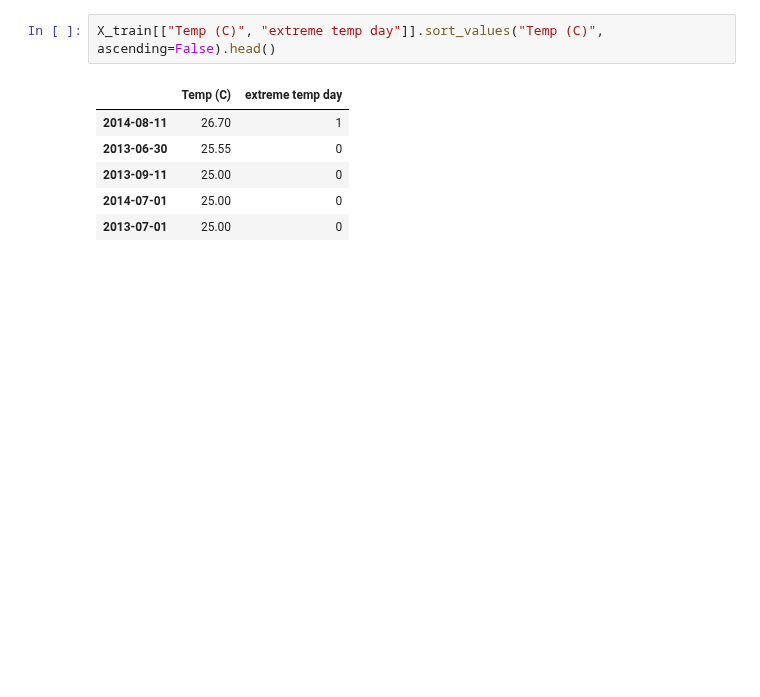
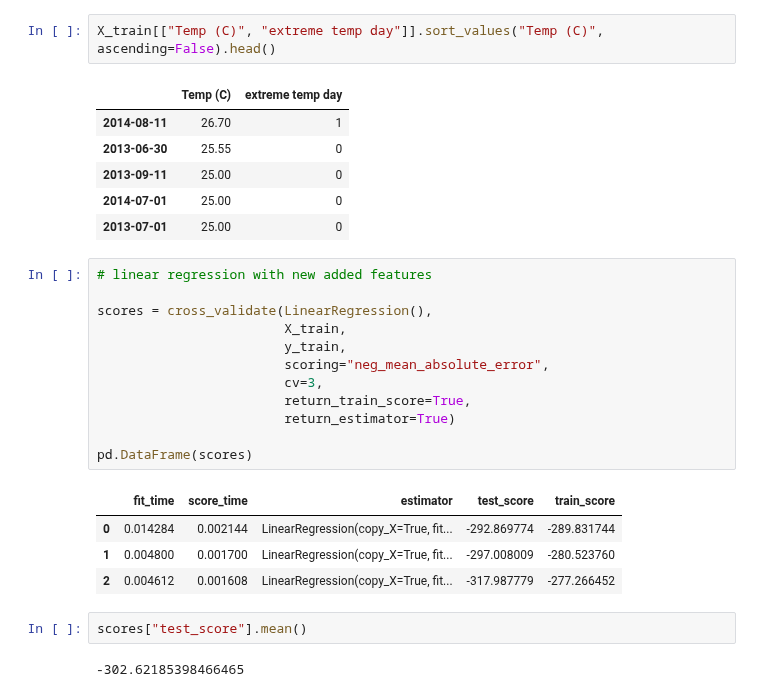
Before and after one commit to LambdaSchool/DS-Unit-2-Sprint-4-Practicing-Understanding, a Jupyter notebook: module1-hyperparameter-optimization/LS_DS_241_Hyperparameter_Optimization.ipynb, the cells around one changed output. Drawn from its saved outputs; the diff is of its cells as text; blank space fills up the shorter version.

```diff
--- a/module1-hyperparameter-optimization/LS_DS_241_Hyperparameter_Optimization.ipynb
+++ b/module1-hyperparameter-optimization/LS_DS_241_Hyperparameter_Optimization.ipynb
@@ -694,3 +699,24 @@ X_train[["Temp (C)", "extreme temp day"]].sort_values("Temp (C)", ascending=Fals
 | 2013-09-11 | 25.00 | 0 |
 | 2014-07-01 | 25.00 | 0 |
 | 2013-07-01 | 25.00 | 0 |
+# %%
+# linear regression with new added features
+
+scores = cross_validate(LinearRegression(),
+                        X_train,
+                        y_train,
+                        scoring="neg_mean_absolute_error",
+                        cv=3,
+                        return_train_score=True,
+                        return_estimator=True)
+
+pd.DataFrame(scores)
+# %% [output]
+|  | fit_time | score_time | estimator | test_score | train_score |
+| 0 | 0.014284 | 0.002144 | LinearRegression(copy_X=True, fit... | -292.869774 | -289.831744 |
+| 1 | 0.004800 | 0.001700 | LinearRegression(copy_X=True, fit... | -297.008009 | -280.523760 |
+| 2 | 0.004612 | 0.001608 | LinearRegression(copy_X=True, fit... | -317.987779 | -277.266452 |
+# %%
+scores["test_score"].mean()
+# %% [output]
+-302.62185398466465
```
Also changed, not shown: parts of 7 cells of this notebook.
